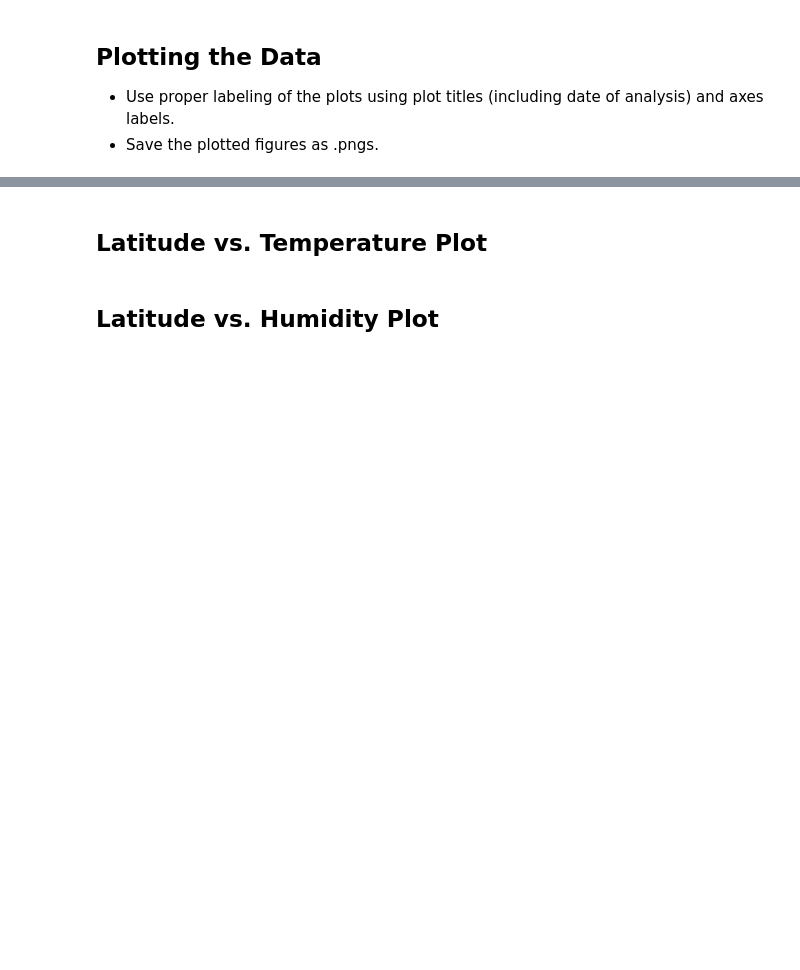
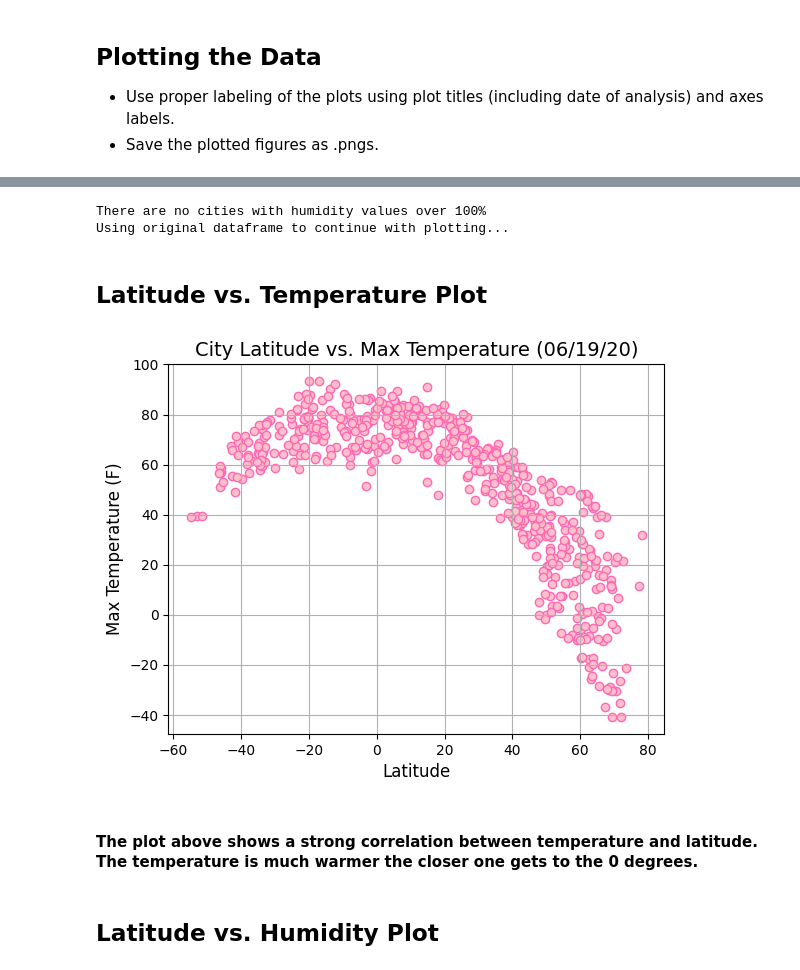
Before and after one commit to mkatiestewart/python-api-challenge, a Jupyter notebook: WeatherPy/WeatherPy.ipynb, the cells around one changed output, grey strips where cells are left out. Saved outputs shown, nothing was run; the diff lists cells and outputs as text; code cells hidden in the pictures; blank space fills up the shorter version.

```diff
--- a/WeatherPy/WeatherPy.ipynb
+++ b/WeatherPy/WeatherPy.ipynb
@@ -73,4 +185,56 @@ Skip this step if there are no cities that have humidity > 100%.
+# %%
+# Find cities with humidity > 100%
+humidity_100 = df.loc[df["Humidity"] > 100, :]
+
+if humidity_100.empty == True:
+    print("There are no cities with humidity values over 100%")
+    print("Using original dataframe to continue with plotting...")
+
+    # Extract the relevant fields from the DataFrame for plotting
+    latitudes = df["Lat"]
+    temperatures = df["Max Temp"]
+    humidity = df["Humidity"]
+    cloudiness = df["Cloudiness"]
+    windspeed = df["Wind Speed"]
+
+else:
+    # Get the indices of cities that have humidity over 100%
+    HumidityIndex = humidity_100.index
+
+    # Create a clean DataFrame by dropping all humidity outliers by index found above
+    clean_city_data = df.drop(HumidityIndex).reset_index(drop=True)
+    clean_city_data.head()
+
+    # --- extract relevant fields from the data frame for plotting ---
+    latitudes = clean_city_data["Lat"]
+    temperatures = clean_city_data["Max Temp (F)"]
+    humidity = clean_city_data["Humidity (%)"]
+    cloudiness = clean_city_data["Cloudiness (%)"]
+    windspeed = clean_city_data["Wind Speed (mph)"]
+
+    # --- export the new dataframe into a csv ---
+    clean_city_data.to_csv("../output_data/clean_city_data.csv", index=True, index_label="City ID", header=True)
+# %% [output]
+There are no cities with humidity values over 100%
+Using original dataframe to continue with plotting...
 # %% [markdown]
 ## Latitude vs. Temperature Plot
+# %%
+# Create a scatter plot depicting latitude vs temperature
+plt.scatter(latitudes, temperatures, marker="o", facecolors="pink", edgecolors="hotpink")
+
+# Add labels, titles, limits and grids
+plt.title("City Latitude vs. Max Temperature (06/19/20)", fontsize=14)
+plt.ylabel("Max Temperature (F)", fontsize=12)
+plt.xlabel("Latitude", fontsize=12)
+plt.grid()
+
+# Display and save the plot
+plt.savefig("../images/latitude-vs-temp.png")
+plt.show()
+# %% [output]
+[figure, added]
+# %% [markdown]
+#### The plot above shows a strong correlation between temperature and latitude. The temperature is much warmer the closer one gets to the 0 degrees.
 # %% [markdown]
 ## Latitude vs. Humidity Plot
```
Also changed, not shown: parts of 29 cells of this notebook, 20 other files.
